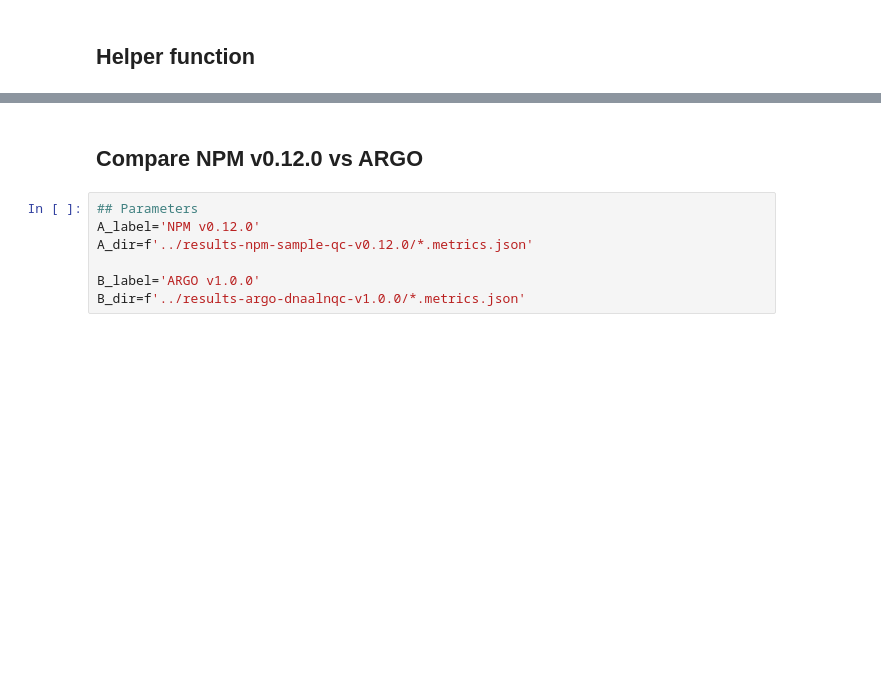
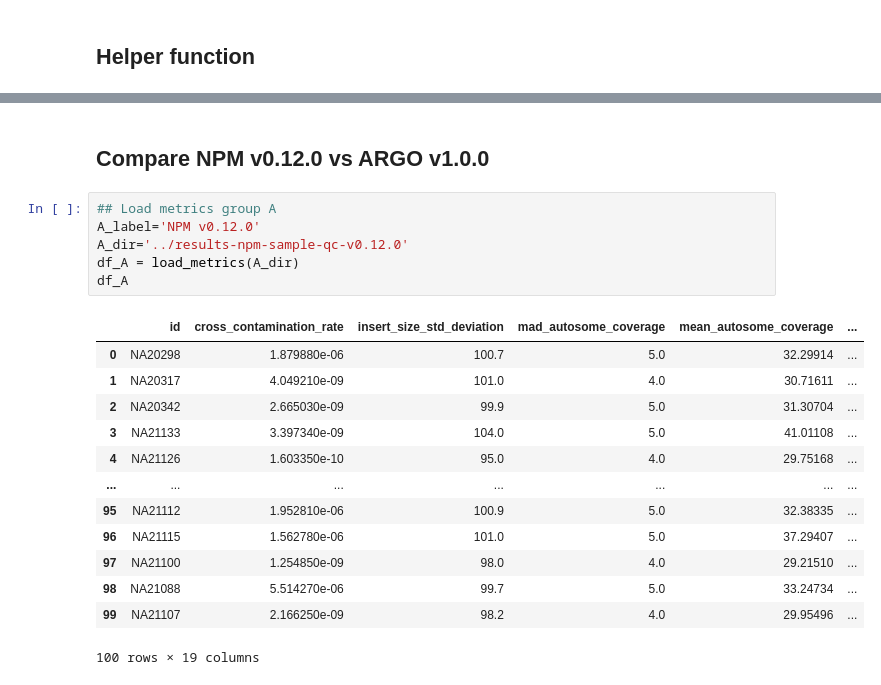
Before and after one commit to ga4gh/quality-control-wgs, a Jupyter notebook: benchmark_resources/stats/Pipeline_correlation.ipynb, the cells around one changed output, grey strips where cells are left out. Drawn from its saved outputs; the diff is of its cells as text; blank space fills up the shorter version.

```diff
--- a/benchmark_resources/stats/Pipeline_correlation.ipynb
+++ b/benchmark_resources/stats/Pipeline_correlation.ipynb
@@ -56,9 +101,22 @@ def scatter(df_A, df_B, col):
 # %% [markdown]
-## Compare NPM v0.12.0 vs ARGO
+## Compare NPM v0.12.0 vs ARGO v1.0.0
 # %%
-## Parameters
+## Load metrics group A
 A_label='NPM v0.12.0'
-A_dir=f'../results-npm-sample-qc-v0.12.0/*.metrics.json'
-
-B_label='ARGO v1.0.0'
-B_dir=f'../results-argo-dnaalnqc-v1.0.0/*.metrics.json'
+A_dir='../results-npm-sample-qc-v0.12.0'
+df_A = load_metrics(A_dir)
+df_A
+# %% [output]
+|  | id | cross_contamination_rate | insert_size_std_deviation | mad_autosome_coverage | mean_autosome_coverage | ... |
+| 0 | NA20298 | 1.879880e-06 | 100.7 | 5.0 | 32.29914 | ... |
+| 1 | NA20317 | 4.049210e-09 | 101.0 | 4.0 | 30.71611 | ... |
+| 2 | NA20342 | 2.665030e-09 | 99.9 | 5.0 | 31.30704 | ... |
+| 3 | NA21133 | 3.397340e-09 | 104.0 | 5.0 | 41.01108 | ... |
+| 4 | NA21126 | 1.603350e-10 | 95.0 | 4.0 | 29.75168 | ... |
+| ... | ... | ... | ... | ... | ... | ... |
+| 95 | NA21112 | 1.952810e-06 | 100.9 | 5.0 | 32.38335 | ... |
+| 96 | NA21115 | 1.562780e-06 | 101.0 | 5.0 | 37.29407 | ... |
+| 97 | NA21100 | 1.254850e-09 | 98.0 | 4.0 | 29.21510 | ... |
+| 98 | NA21088 | 5.514270e-06 | 99.7 | 5.0 | 33.24734 | ... |
+| 99 | NA21107 | 2.166250e-09 | 98.2 | 4.0 | 29.95496 | ... |
+100 rows × 19 columns
```
Also changed, not shown: parts of 12 cells of this notebook.
